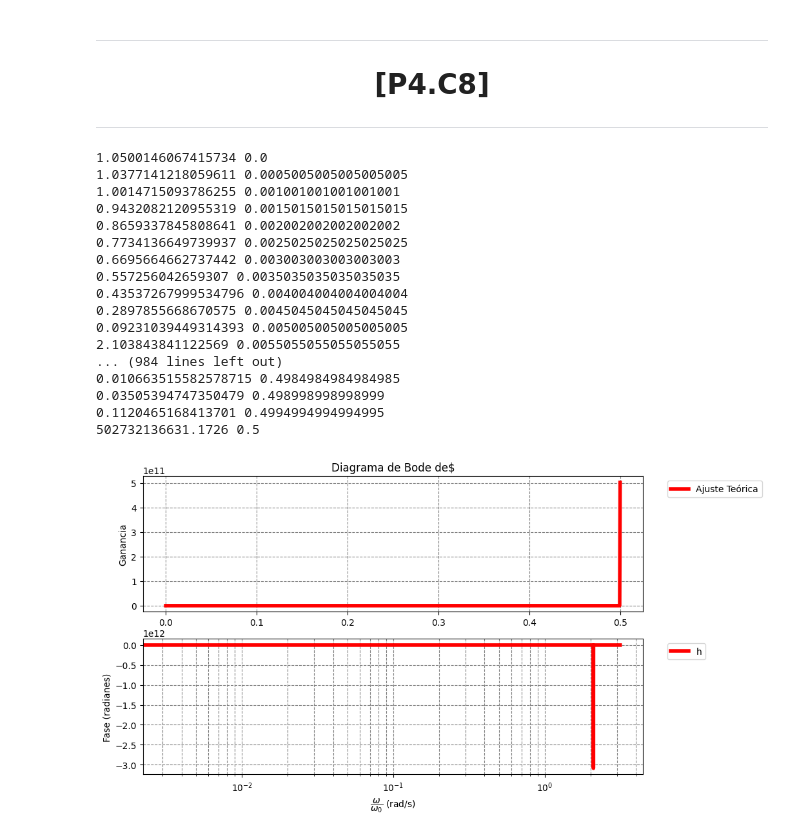
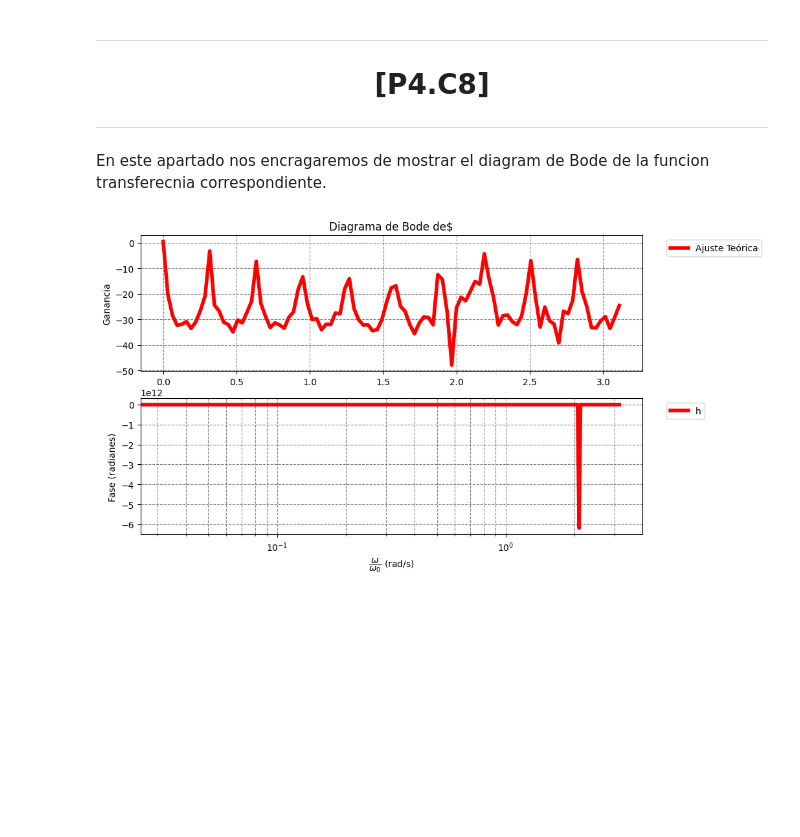
Before and after one commit to WetZap/Practicas-Circuitos, a Jupyter notebook: Practicas/Sesion 5/QuintaSesion.ipynb, the cells around one changed output. Drawn from its saved outputs; the diff is of its cells as text; code cells hidden in the pictures; blank space fills up the shorter version.

```diff
--- a/Practicas/Sesion 5/QuintaSesion.ipynb
+++ b/Practicas/Sesion 5/QuintaSesion.ipynb
@@ -468,8 +575,7 @@ ModuloFuente = []
 FaseFuncionCondensador = []
 FaseFuente = []
 
-frec = np.linspace(0,0.5,1000)
-
+frec = np.linspace(0,0.5,100)
 
 for i in Tiempo:
     VoltajeFuenteLista.append(FuncionVoltageFue(i))
@@ -487,17 +593,3 @@ for i in FourierVoltajeConde:
 for i in FourierVoltajeFuente:
     ModuloFuente.append(np.abs(i))
     FaseFuente.append(np.angle(i))
-
-# Graficar el diagrama de  Bode - Ganancia
-plt.figure(figsize=(10, 6))
-plt.subplot(2, 1, 1)
-plt.plot(frec, ModuloFuncionCondensador,label="Función Condensador",color="red",lw=4)
-plt.plot(frec, ModuloFuente,label="Funcion Fuente",color="blue",lw=4)
-
-
-plt.title("Modulo de la Transformada discreta de Fourier frente a la frecuencia.")
-plt.ylabel(r"$|\mathcal{F}_\nu (f)|$")
-plt.legend(bbox_to_anchor=(1.04, 1), loc="upper left")
-plt.grid(True, which="both", linestyle="--", color="gray")
-
-plt.show()
@@ -508,89 +598,58 @@ plt.show()
 <h1 style="text-align: center;">[P4.C8]</h1>
 
 ---
+# %% [markdown]
+En este apartado nos encragaremos de mostrar el diagram de Bode de la funcion transferecnia correspondiente.
 # %%
 
 Ganancia = []
 Fase = []
 FrecuenciaAngu = []
+FrecuenciaAnguModulo = []
 for i in frec:
-    FrecuenciaAngu.append(2*Pi*i)
+    FrecuenciaAngu.append(2*np.pi*i)
 
 j = 0
 for i in ModuloFuncionCondensador:
-    Ganancia.append(i/ModuloFuente[j])
-    print((i/ModuloFuente[j]),frec[j])
+    #Ganancia.append(i/ModuloFuente[j])
+    #print((i,ModuloFuente[j]),frec[j])
     #Ganancia.append(20*np.log10(ModuloFuente[j]))
     #Ganancia.append(20*np.log10(i))
-    #Ganancia.append(20*np.log10(i/ModuloFuente[j]))
+    Ganancia.append(20*np.log10(i/ModuloFuente[j]))
     j += 1
+
 j = 0
 for i in FaseFuncionCondensador:
     if FaseFuente[j] != 0:
         Fase.append(i / FaseFuente[j])
     else:
         Fase.append(0)
     j += 1
 
-"""
-Ganancia = []
-Fase = []
-
-for i, modulo_cond in enumerate(ModuloFuncionCondensador):
-    modulo_fuente = ModuloFuente[i]
-    if modulo_fuente != 0:
-        #Ganancia.append(20 * np.log10(modulo_cond/modulo_fuente))
-        Ganancia.append((modulo_cond/modulo_fuente))
-    else:
-        Ganancia.append(0)  # O algún valor apropiado
-
-for i, fase_cond in enumerate(FaseFuncionCondensador):
-    fase_fuente = FaseFuente[i]
-    if fase_fuente != 0:
-        Fase.append(fase_cond -fase_fuente)
-    else:
-        Fase.append(0)
- """
-
-
+Ganancia.remove(Ganancia[-1])
+FrecuenciaAnguModulo = FrecuenciaAngu.copy()
+FrecuenciaAnguModulo.remove(FrecuenciaAngu[-1])
 
 
 # Graficar el diagrama de  Bode - Ganancia
 plt.figure(figsize=(10, 6))
 plt.subplot(2, 1, 1)
-#plt.semilogx(FrecuenciaAngu, Ganancia,label="Ajuste Teórica",color="red",lw=4)  # Gráfica semilogarítmica
-plt.plot(frec, Ganancia,label="Ajuste Teórica",color="red",lw=4)  # Gráfica semilogarítmica
+plt.plot(FrecuenciaAnguModulo, Ganancia,label="Ajuste Teórica",color="red",lw=4)  # Gráfica semilogarítmica
+#plt.plot(frec, Ganancia,label="Ajuste Teórica",color="red",lw=4)  # Gráfica semilogarítmica
 
 plt.title(r"Diagrama de Bode de$")
 plt.ylabel("Ganancia")
 plt.legend(bbox_to_anchor=(1.04, 1), loc="upper left")
 plt.grid(True, which="both", linestyle="--", color="gray")
 
 # Graficar el Bode - Fase (radianes)
 plt.subplot(2, 1, 2)
 plt.semilogx(FrecuenciaAngu, Fase,label="h",color="red",lw=4)  # Gráfica semilogarítmica
 plt.ylabel("Fase (radianes)")
 plt.xlabel(r"$\dfrac{\omega}{\omega_0} $ (rad/s)")
 plt.grid(True, which="both", linestyle="--", color="gray")
 plt.legend(bbox_to_anchor=(1.04, 1), loc="upper left")
 
 plt.show()
 # %% [output]
-1.0500146067415734 0.0
-1.0377141218059611 0.0005005005005005005
-1.0014715093786255 0.001001001001001001
-0.9432082120955319 0.0015015015015015015
-0.8659337845808641 0.002002002002002002
-0.7734136649739937 0.0025025025025025025
-0.6695664662737442 0.003003003003003003
-0.557256042659307 0.0035035035035035035
-0.43537267999534796 0.004004004004004004
-0.2897855668670575 0.0045045045045045045
-0.09231039449314393 0.005005005005005005
-2.103843841122569 0.0055055055055055055
-... (984 lines left out)
-0.010663515582578715 0.4984984984984985
-0.03505394747350479 0.498998998998999
-0.1120465168413701 0.4994994994994995
-502732136631.1726 0.5
-[figure, old version]
+[figure, new version]
```
Also changed, not shown: parts of 18 cells of this notebook.
